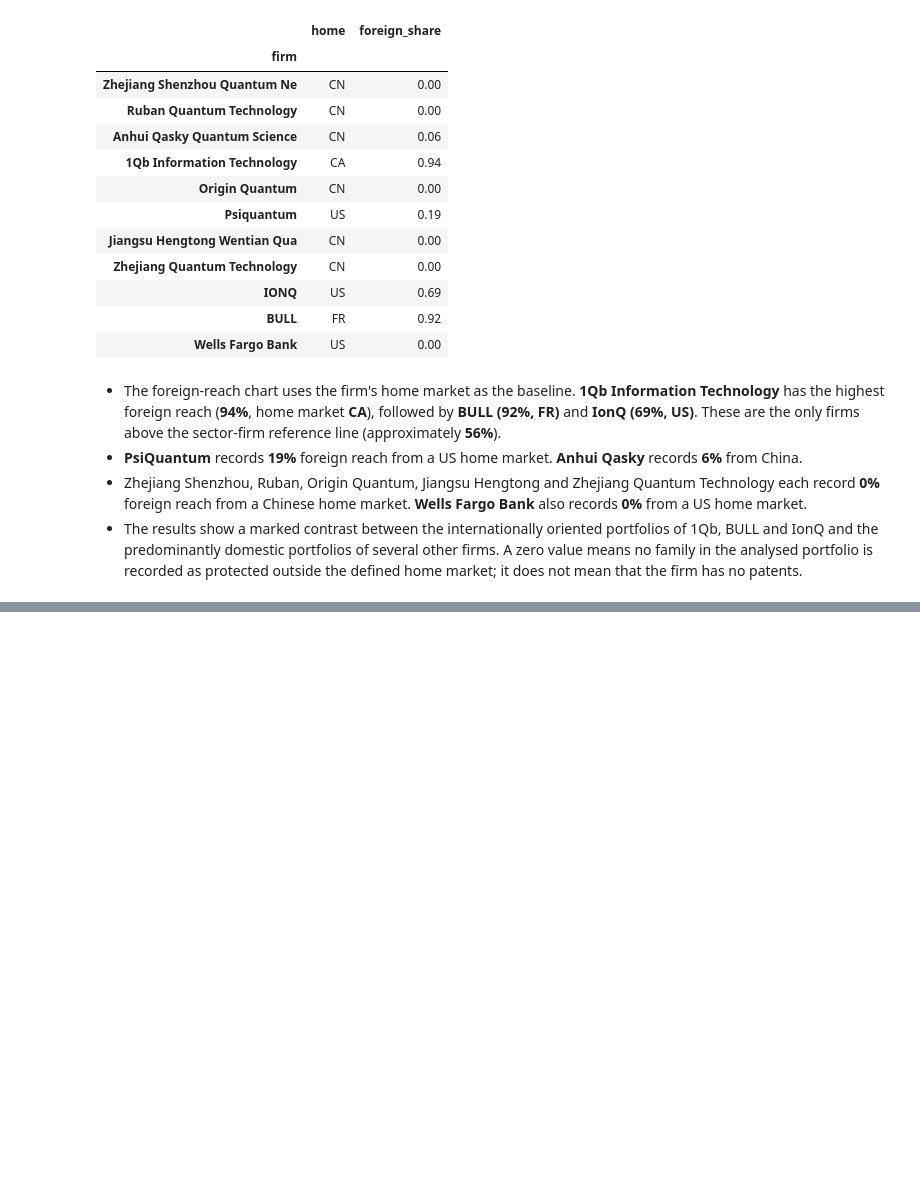
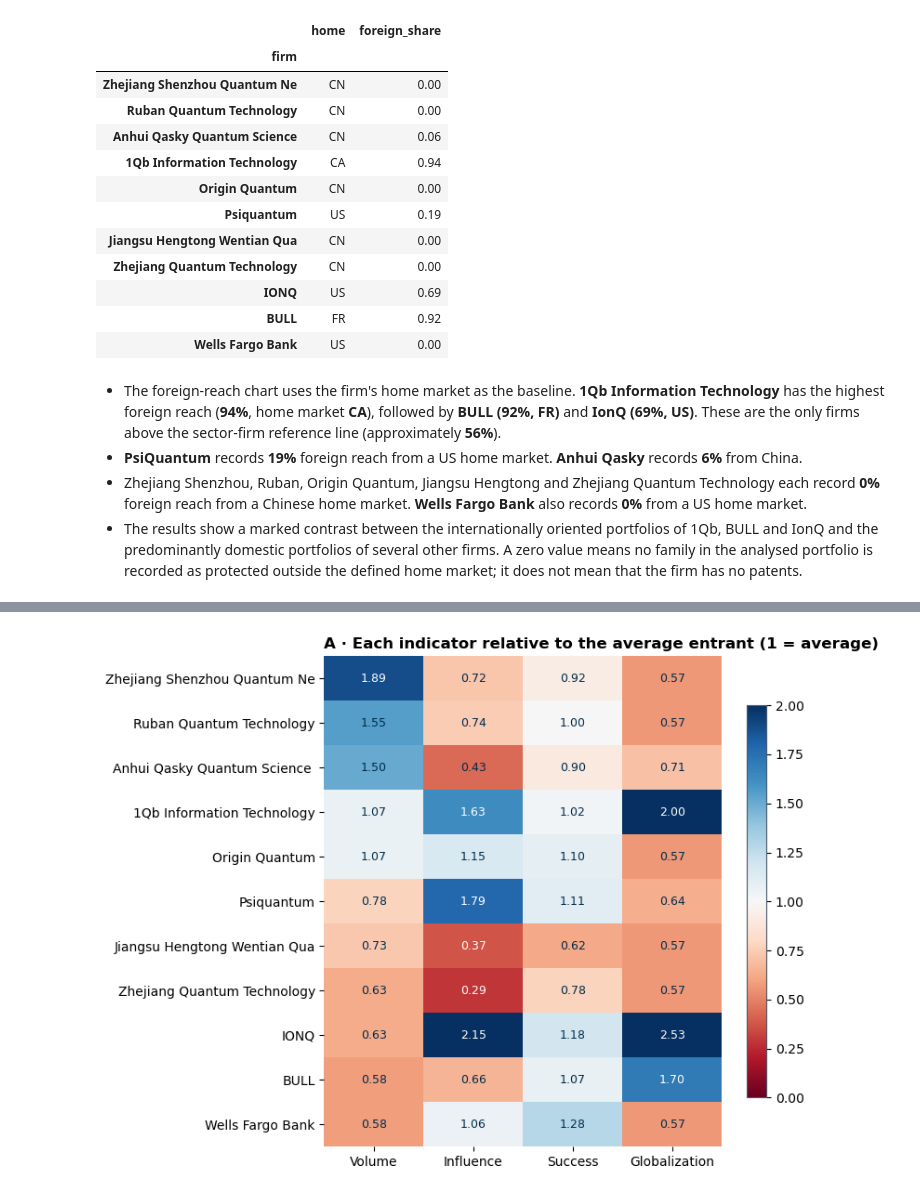
Before and after one commit to letiBri/team-30-QuantumComputing, a Jupyter notebook: notebooks/STEP3_present_score_entrant.ipynb, the cells around one changed output, grey strips where cells are left out. Cells and saved outputs as stored; diff of their text form; code cells hidden in the pictures; blank space fills up the shorter version.

Commit message:
completed step 3 present score entrants notebook

```diff
--- a/notebooks/STEP3_present_score_entrant.ipynb
+++ b/notebooks/STEP3_present_score_entrant.ipynb
@@ -1648,0 +1648,11 @@ pd.concat([firm_home.reindex(TOP).rename("home"), foreign_share], axis=1).rename
+# %%
+INDICATORS = ["volume", "influence", "success", "globalization"]
+success = success_global.rename("success")          # basic success of 6.1: global applications
+
+firms = pd.concat([n_families.reindex(TOP).rename("families"), volume, influence, success, globalization], axis=1)
+extras = pd.concat([volume_change, recent_momentum,
+                    by_window[["3 years", "5 years", "7 years"]].rename(columns=lambda c: "influence_" + c.split()[0] + "y"),
+                    applicant_share, blocking_share, blocking_power, back_firm, sci_firm, orig_firm, gen_firm,
+                    family_success, lag_firm, claims_firm,
+                    ep_states, ep_reach, quadrilateral_share, ip5_reach, foreign_share], axis=1)
+firms.assign(focus=pd.Series(FOCUS)).rename(index=SHORT).round(3)
@@ -1648,0 +1740,19 @@ pd.concat([firm_home.reindex(TOP).rename("home"), foreign_share], axis=1).rename
+# %%
+relative = firms[INDICATORS] / firms[INDICATORS].mean()              # A: 1 = average entrant
+
+fig, ax = plt.subplots(figsize=(8, 0.42 * len(relative) + 1.4))
+im = ax.imshow(relative.values, cmap="RdBu", vmin=0, vmax=2, aspect="auto")
+ax.set_xticks(range(len(INDICATORS)), [k.capitalize() for k in INDICATORS])
+ax.set_yticks(range(len(relative)), [SHORT[f] for f in relative.index])
+for i in range(relative.shape[0]):
+    for j in range(relative.shape[1]):
+        v = relative.iat[i, j]
+        ax.text(j, i, f"{v:.2f}", ha="center", va="center", fontsize=9,
+                color="white" if abs(v - 1) > 0.6 else NAVY)
+ax.spines[:].set_visible(False)
+ax.set_title("A · Each indicator relative to the average entrant (1 = average)")
+plt.colorbar(im, ax=ax, shrink=0.8)
+plt.tight_layout()
+plt.show()
+# %% [output]
+[figure, added]
```
Also changed, not shown: parts of 43 cells of this notebook, 2 other files.
